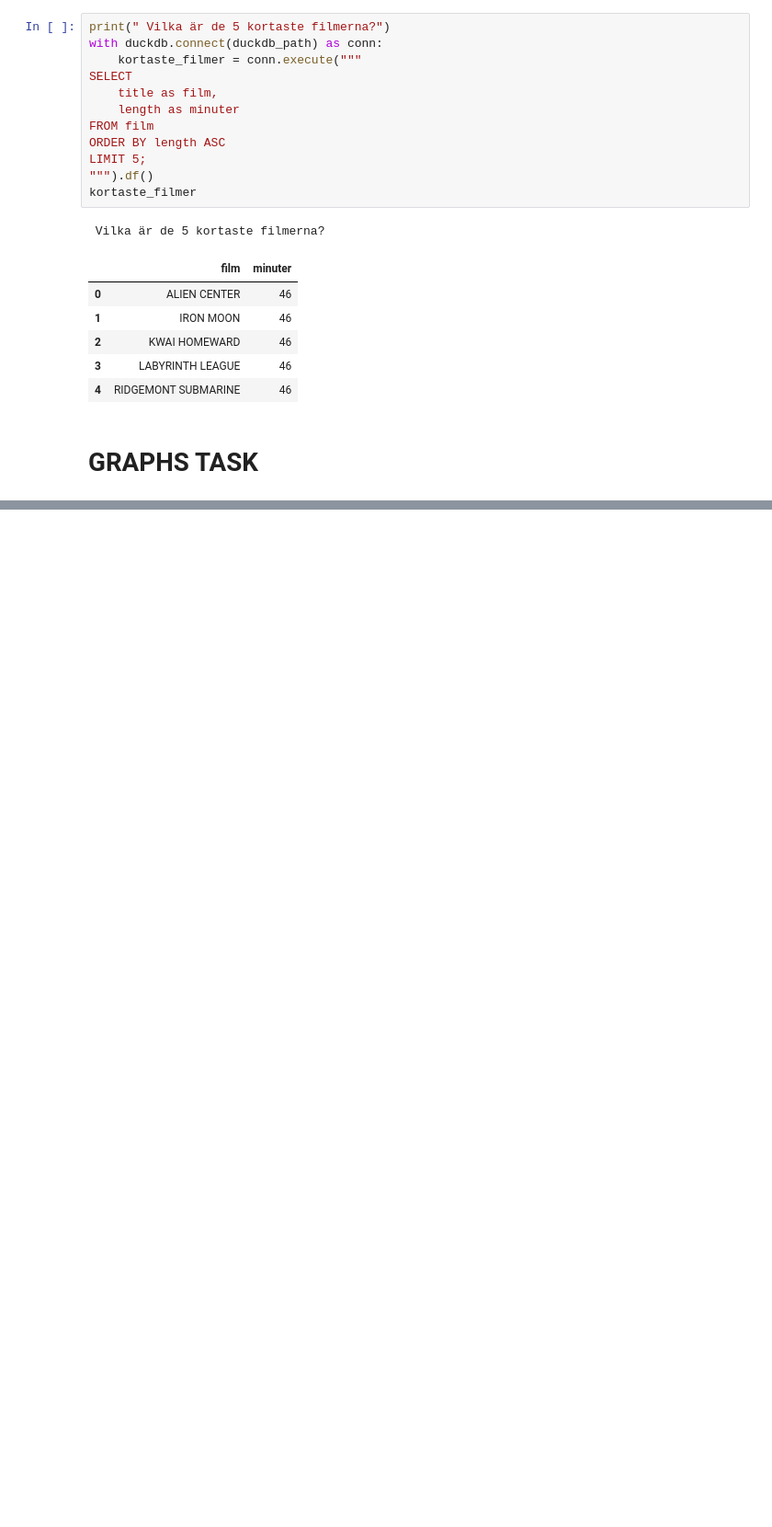
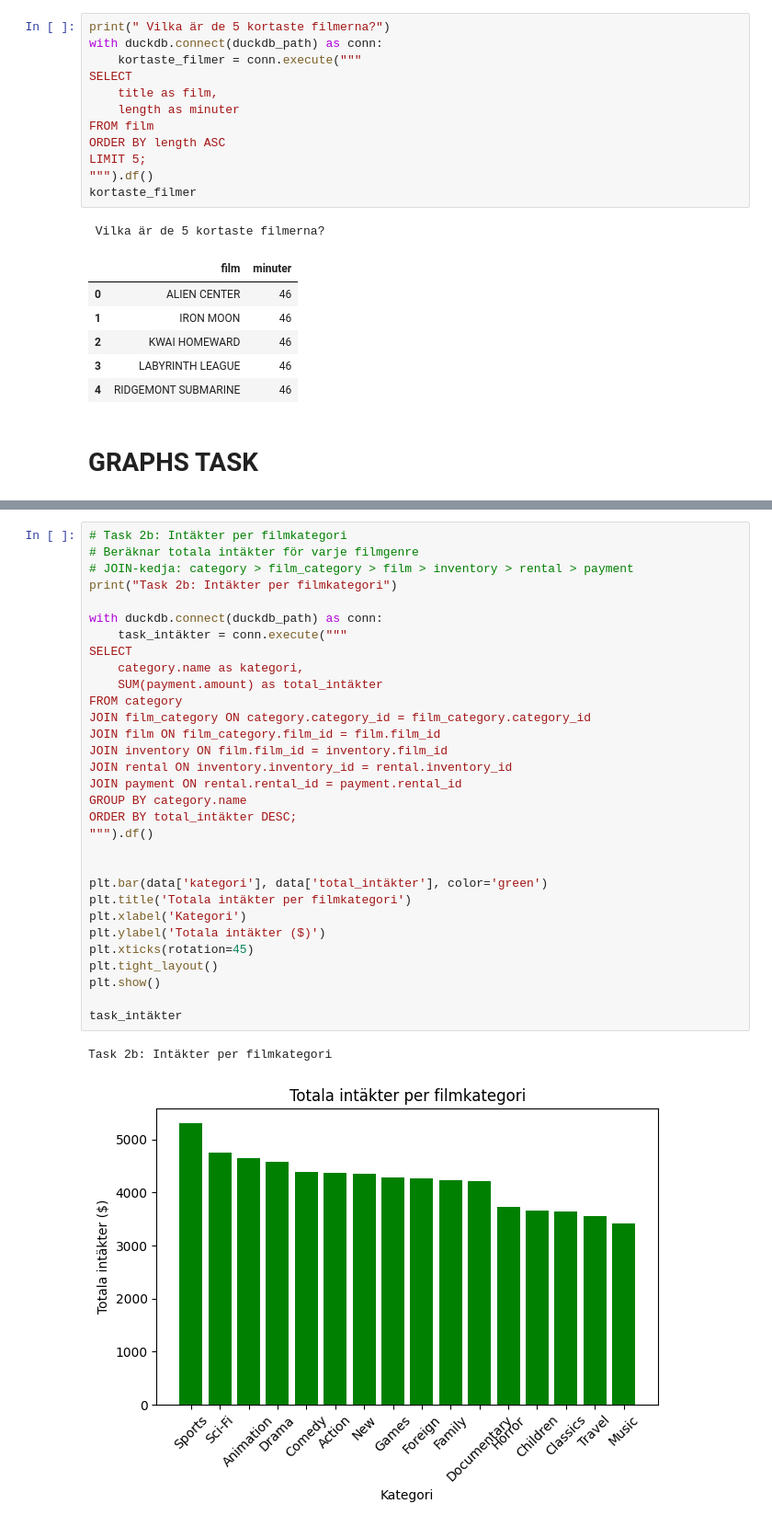
Before and after one commit to paulo20005/Paulo_sql1, a Jupyter notebook: tasks.ipynb, the cells around one changed output, grey strips where cells are left out. Shown: that part at 92% size. Drawn from its saved outputs; the diff is of its cells as text; blank space fills up the shorter version.

Commit message:
intäkter per filmkatregori är klar

```diff
--- a/tasks.ipynb
+++ b/tasks.ipynb
@@ -249,3 +252,37 @@ data
 | 2 | CLARA SHAW | 195.58 |
 | 3 | MARION SNYDER | 194.61 |
 | 4 | RHONDA KENNEDY | 194.61 |
+# %%
+# Task 2b: Intäkter per filmkategori
+# Beräknar totala intäkter för varje filmgenre
+# JOIN-kedja: category > film_category > film > inventory > rental > payment
+print("Task 2b: Intäkter per filmkategori")
+
+with duckdb.connect(duckdb_path) as conn:
+    task_intäkter = conn.execute("""
+SELECT
+    category.name as kategori,
+    SUM(payment.amount) as total_intäkter
+FROM category
+JOIN film_category ON category.category_id = film_category.category_id
+JOIN film ON film_category.film_id = film.film_id
+JOIN inventory ON film.film_id = inventory.film_id
+JOIN rental ON inventory.inventory_id = rental.inventory_id
+JOIN payment ON rental.rental_id = payment.rental_id
+GROUP BY category.name
+ORDER BY total_intäkter DESC;
+""").df()
+
+
+plt.bar(data['kategori'], data['total_intäkter'], color='green')
+plt.title('Totala intäkter per filmkategori')
+plt.xlabel('Kategori')
+plt.ylabel('Totala intäkter ($)')
+plt.xticks(rotation=45)
+plt.tight_layout()
+plt.show()
+
+task_intäkter
+# %% [output]
+Task 2b: Intäkter per filmkategori
+[figure, added]
```
Also changed, not shown: parts of 3 cells of this notebook.
